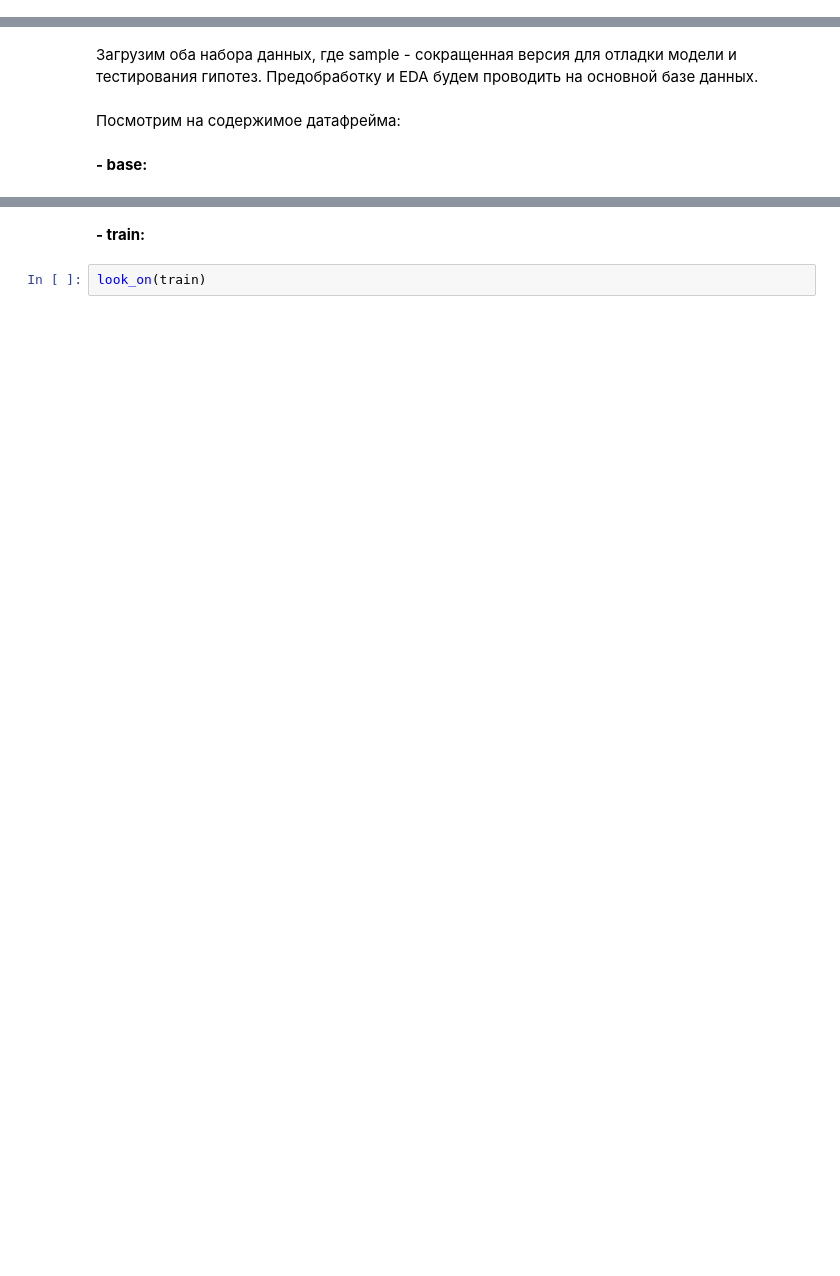
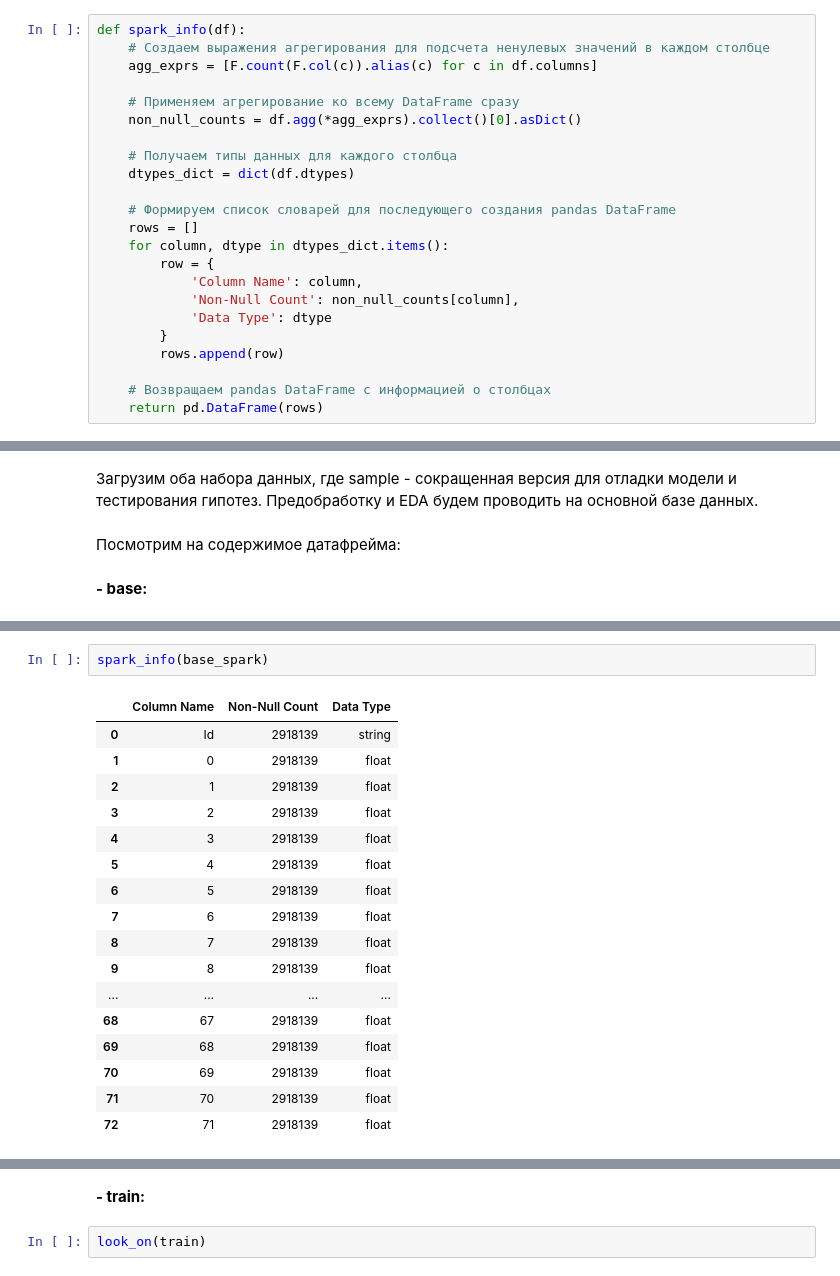
Before and after one commit to sergeimars/DS_projects, a Jupyter notebook: faiss_matching/faiss_matching_project.ipynb, the cells around one changed output, grey strips where cells are left out. Drawn from its saved outputs; the diff is of its cells as text; blank space fills up the shorter version.

```diff
--- a/faiss_matching/faiss_matching_project.ipynb
+++ b/faiss_matching/faiss_matching_project.ipynb
@@ -201,3 +202,26 @@ def load_spark_df(file_name, sep=None, header=True, inferSchema=True):
 def look_on(df):
     display(df.head())
     df.info()
+# %%
+def spark_info(df):
+    # Создаем выражения агрегирования для подсчета ненулевых значений в каждом столбце
+    agg_exprs = [F.count(F.col(c)).alias(c) for c in df.columns]
+
+    # Применяем агрегирование ко всему DataFrame сразу
+    non_null_counts = df.agg(*agg_exprs).collect()[0].asDict()
+
+    # Получаем типы данных для каждого столбца
+    dtypes_dict = dict(df.dtypes)
+
+    # Формируем список словарей для последующего создания pandas DataFrame
+    rows = []
+    for column, dtype in dtypes_dict.items():
+        row = {
+            'Column Name': column,
+            'Non-Null Count': non_null_counts[column],
+            'Data Type': dtype
+        }
+        rows.append(row)
+
+    # Возвращаем pandas DataFrame с информацией о столбцах
+    return pd.DataFrame(rows)
@@ -262,0 +374,20 @@ memory usage: 162.5+ MB
+# %%
+spark_info(base_spark)
+# %% [output]
+|  | Column Name | Non-Null Count | Data Type |
+| 0 | Id | 2918139 | string |
+| 1 | 0 | 2918139 | float |
+| 2 | 1 | 2918139 | float |
+| 3 | 2 | 2918139 | float |
+| 4 | 3 | 2918139 | float |
+| 5 | 4 | 2918139 | float |
+| 6 | 5 | 2918139 | float |
+| 7 | 6 | 2918139 | float |
+| 8 | 7 | 2918139 | float |
+| 9 | 8 | 2918139 | float |
+| ... | ... | ... | ... |
+| 68 | 67 | 2918139 | float |
+| 69 | 68 | 2918139 | float |
+| 70 | 69 | 2918139 | float |
+| 71 | 70 | 2918139 | float |
+| 72 | 71 | 2918139 | float |
```
Also changed, not shown: parts of 28 cells of this notebook.
